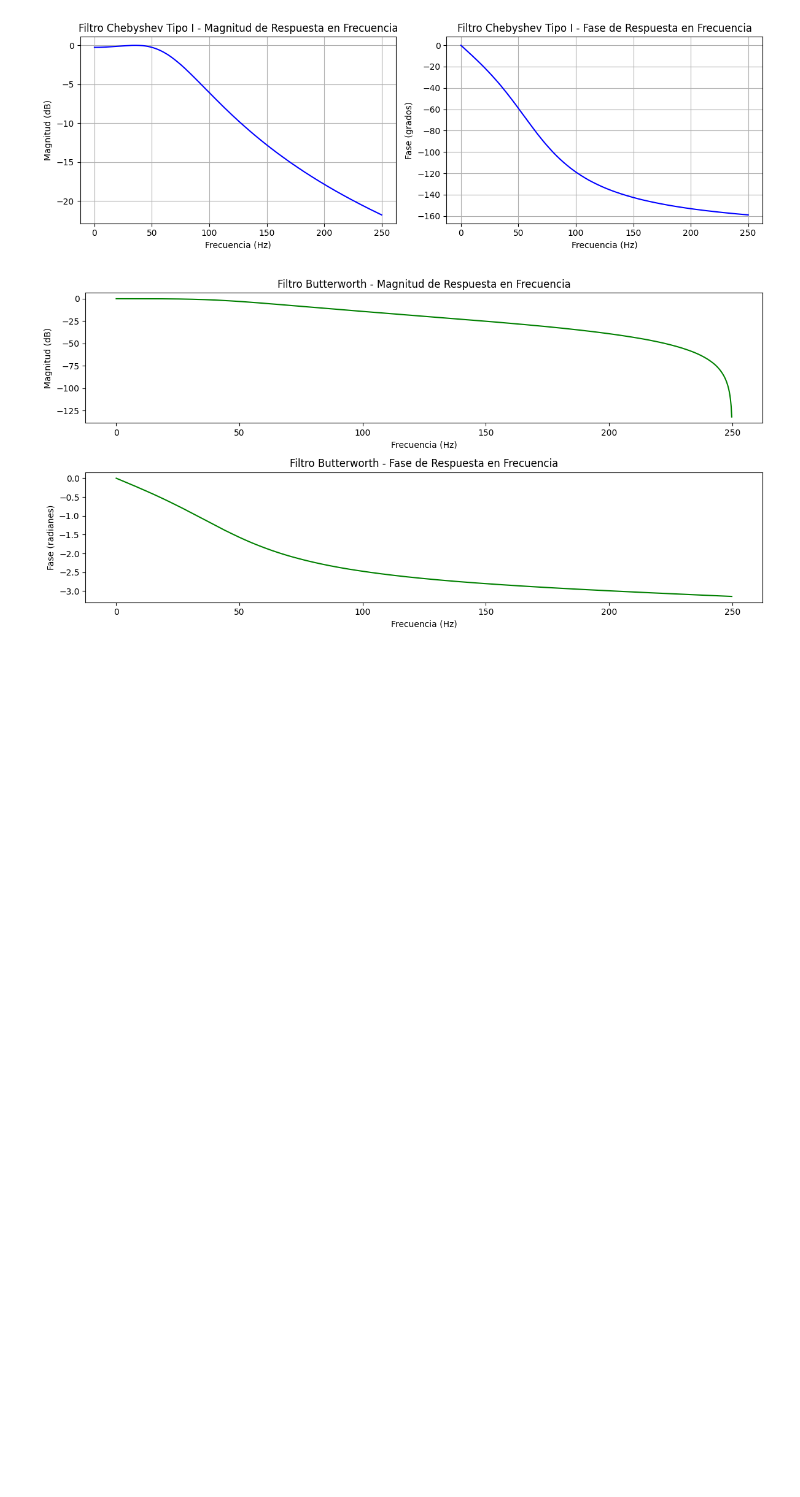
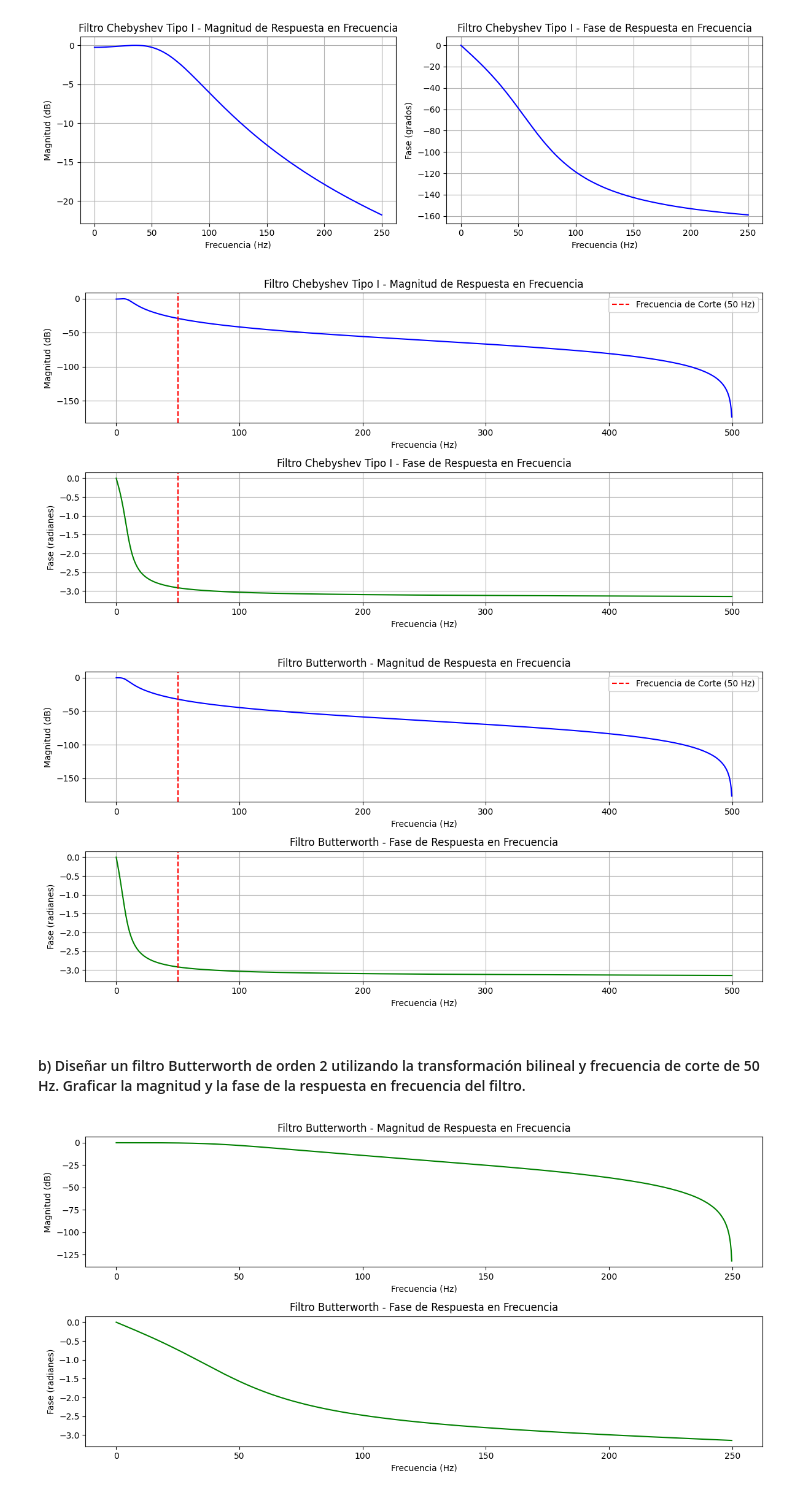
Before and after one commit to May3012/LAB4_PDS, a Jupyter notebook: tarea_asincrona_20210548.ipynb, the cells around one changed output. Drawn from its saved outputs; the diff is of its cells as text; code cells hidden in the pictures; blank space fills up the shorter version.

```diff
--- a/tarea_asincrona_20210548.ipynb
+++ b/tarea_asincrona_20210548.ipynb
@@ -318,6 +287,86 @@ plt.tight_layout()
 plt.show()
 # %% [output]
 [figure]
+# %%
+import numpy as np
+import matplotlib.pyplot as plt
+from scipy.signal import cheby1, butter, bilinear, freqz
+
+# Parámetros
+fs = 1000  # Frecuencia de muestreo (Hz)
+fc = 50    # Frecuencia de corte (Hz)
+order = 2  # Orden del filtro
+
+# Inciso (a) - Filtro Chebyshev tipo I usando método de invariancia al impulso
+# Diseño del filtro analógico Chebyshev
+b_analog_cheby, a_analog_cheby = cheby1(order, 0.5, fc, btype='low', analog=True)
+
+# Conversión a digital usando invariancia al impulso
+b_cheby, a_cheby = bilinear(b_analog_cheby, a_analog_cheby, fs=fs)
+
+# Calcular respuesta en frecuencia del filtro Chebyshev digital
+frecs_cheby, respuesta_cheby = freqz(b_cheby, a_cheby, worN=1024, fs=fs)
+
+# Graficar la magnitud y fase de la respuesta en frecuencia del filtro Chebyshev
+plt.figure(figsize=(12, 6))
+
+plt.subplot(2, 1, 1)
+plt.plot(frecs_cheby, 20 * np.log10(np.abs(respuesta_cheby)), 'b')
+plt.title("Filtro Chebyshev Tipo I - Magnitud de Respuesta en Frecuencia")
+plt.xlabel("Frecuencia (Hz)")
+plt.ylabel("Magnitud (dB)")
+plt.axvline(fc, color="red", linestyle="--", label="Frecuencia de Corte (50 Hz)")
+plt.legend()
+plt.grid(True)
+
+plt.subplot(2, 1, 2)
+plt.plot(frecs_cheby, np.angle(respuesta_cheby), 'g')
+plt.title("Filtro Chebyshev Tipo I - Fase de Respuesta en Frecuencia")
+plt.xlabel("Frecuencia (Hz)")
+plt.ylabel("Fase (radianes)")
+plt.axvline(fc, color="red", linestyle="--")
+plt.grid(True)
+
+plt.tight_layout()
+plt.show()
+
+# Inciso (b) - Filtro Butterworth usando la transformación bilineal
+# Diseño del filtro analógico Butterworth
+b_analog_butter, a_analog_butter = butter(order, fc, btype='low', analog=True)
+
+# Conversión a digital usando la transformación bilineal
+b_butter, a_butter = bilinear(b_analog_butter, a_analog_butter, fs=fs)
+
+# Calcular respuesta en frecuencia del filtro Butterworth digital
+frecs_butter, respuesta_butter = freqz(b_butter, a_butter, worN=1024, fs=fs)
+
+# Graficar la magnitud y fase de la respuesta en frecuencia del filtro Butterworth
+plt.figure(figsize=(12, 6))
+
+plt.subplot(2, 1, 1)
+plt.plot(frecs_butter, 20 * np.log10(np.abs(respuesta_butter)), 'b')
+plt.title("Filtro Butterworth - Magnitud de Respuesta en Frecuencia")
+plt.xlabel("Frecuencia (Hz)")
+plt.ylabel("Magnitud (dB)")
+plt.axvline(fc, color="red", linestyle="--", label="Frecuencia de Corte (50 Hz)")
+plt.legend()
+plt.grid(True)
+
+plt.subplot(2, 1, 2)
+plt.plot(frecs_butter, np.angle(respuesta_butter), 'g')
+plt.title("Filtro Butterworth - Fase de Respuesta en Frecuencia")
+plt.xlabel("Frecuencia (Hz)")
+plt.ylabel("Fase (radianes)")
+plt.axvline(fc, color="red", linestyle="--")
+plt.grid(True)
+
+plt.tight_layout()
+plt.show()
+# %% [output]
+[figure, added]
+[figure, added]
+# %% [markdown]
+#### b) Diseñar un filtro Butterworth de orden 2 utilizando la transformación bilineal y frecuencia de corte de 50 Hz. Graficar la magnitud y la fase de la respuesta en frecuencia del filtro.
 # %%
 # b) Filtro Butterworth usando la transformación bilineal
 b_butter, a_butter = signal.butter(order, fc, 'low', fs=fs)
```
Also changed, not shown: parts of 14 cells of this notebook.
